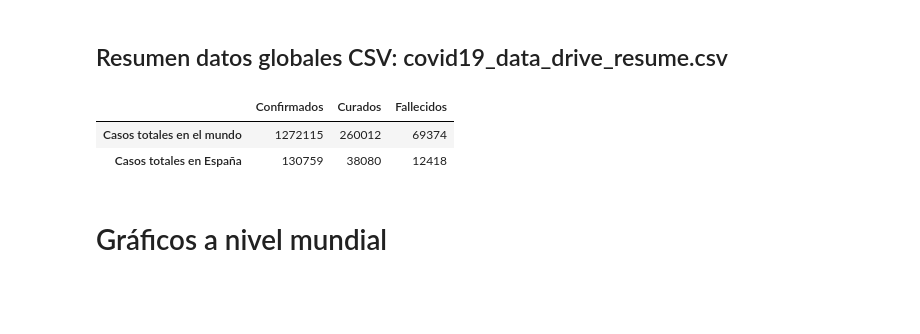
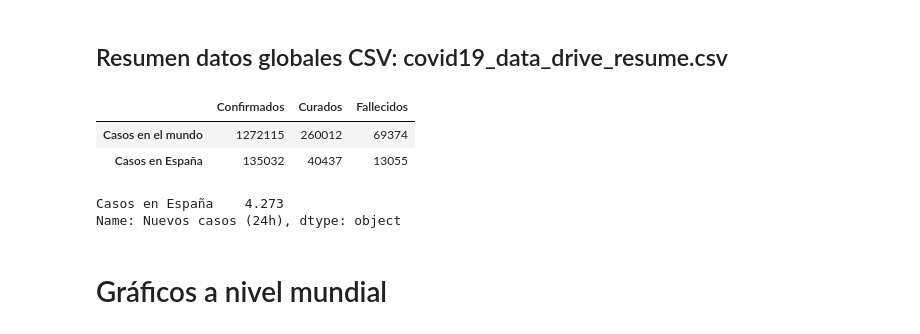
Before and after one commit to akakicreations/covid19-project, a Jupyter notebook: covid19_notebook_WEBFINAL.ipynb, the cells around one changed output. Drawn from its saved outputs; the diff is of its cells as text; code cells hidden in the pictures; blank space fills up the shorter version.

Commit message:
actualización diaria datos

```diff
--- a/covid19_notebook_WEBFINAL.ipynb
+++ b/covid19_notebook_WEBFINAL.ipynb
@@ -7,0 +17,3 @@ import matplotlib.pyplot as plt
+# %%
+path_spain = 'pdf_files/Actualizacion_67_COVID-19.pdf'
+new_inform = 67
@@ -8,4 +168,2 @@ import matplotlib.pyplot as plt
 # %% [markdown]
 # Resumen de datos INICIAL
-# %%
-path_spain = 'pdf_files/Actualizacion_66_COVID-19.pdf'
@@ -30,49 +179,75 @@ data_recovered_world = pd.read_csv("COVID-19/csse_covid_19_data/csse_covid_19_ti
 
 #Saco un dataset con solo los países
 data_confirmed_world = data_confirmed_world.groupby("Country/Region", as_index=False).sum()
-data_deaths_world = data_deaths_world .groupby("Country/Region", as_index=False).sum()
+data_deaths_world = data_deaths_world.groupby("Country/Region", as_index=False).sum()
 data_recovered_world = data_recovered_world.groupby("Country/Region", as_index=False).sum()
 
 # Hago transposición de los datos para mover las columnas en filas
 data_confirmed_world = data_confirmed_world.set_index('Country/Region').transpose()
 data_deaths_world = data_deaths_world.set_index('Country/Region').transpose()
 data_recovered_world = data_recovered_world.set_index('Country/Region').transpose()
 
-data_confirmed_world = int(data_confirmed_world.sum(axis=1).iloc[-1])
-data_deaths_world = int(data_deaths_world.sum(axis=1).tail(1).iloc[-1])
-data_recovered_world = int(data_recovered_world.sum(axis=1).tail(1).iloc[-1])
+#Selecciono los últimos datos
+data_confirmed_world_actual = int(data_confirmed_world.sum(axis=1).iloc[-1])
+data_deaths_world_actual = int(data_deaths_world.sum(axis=1).tail(1).iloc[-1])
+data_recovered_world_actual = int(data_recovered_world.sum(axis=1).tail(1).iloc[-1])
 
-data_world_resume = pd.DataFrame({'Confirmados':[data_confirmed_world], 'Curados':[data_recovered_world],'Fallecidos':[data_deaths_world]})
+#Selecciono los datos del día anterior
+data_confirmed_world_daybefore = int(data_confirmed_world.sum(axis=1).iloc[-2])
+data_deaths_world_daybefore = int(data_deaths_world.sum(axis=1).tail(2).iloc[-2])
+data_recovered_world_daybefore = int(data_recovered_world.sum(axis=1).tail(2).iloc[-2])
+
+#Nuevos casos 24h
+data_confirmed_world_newcases = data_confirmed_world_actual - data_confirmed_world_daybefore
+data_deaths_world_newcases = data_deaths_world_actual - data_deaths_world_daybefore
+data_recovered_world_newcases = data_recovered_world_actual -data_recovered_world_daybefore
+newcases_list = [data_confirmed_world_newcases, data_recovered_world_newcases, data_deaths_world_newcases]
+#FALTA AÑADIR LA NUEVA FILA
+
+#Modificar para últimos datos
+data_world_resume = pd.DataFrame({'Confirmados':[data_confirmed_world_actual], 'Curados':[data_recovered_world_actual],'Fallecidos':[data_deaths_world_actual]})
 data_columns = ['Confirmados', 'Curados','Fallecidos']
 data_world_resume.columns = data_columns
-data_world_resume.rename(index={0: "Casos totales en el mundo"}, inplace=True)
+data_world_resume.rename(index={0: "Casos en el mundo"}, inplace=True)
 
 ##### EN ESPAÑA
 
 #Importado de PDF
 import tabula
 from tabula import read_pdf
 data_spain_resume = tabula.read_pdf(path_spain, stream=True, pages=1)[0]
-data_spain_resume.columns = ['Comunidades Autónomas','Confirmados', 'IA', 'Hospitalizados', 'UCI', 'Fallecidos', 'Curados', 'Nuevos casos (24h']
-data_spain_resume.rename(index={23: "Casos totales en España"}, inplace=True)
+data_spain_resume.columns = ['Comunidades Autónomas','Confirmados', 'IA', 'Hospitalizados', 'UCI', 'Fallecidos', 'Curados', 'Nuevos casos (24h)']
+data_spain_resume.rename(index={23: "Casos en España"}, inplace=True)
+
+#Selecciono los datos del día anterior
+data_spain_resume_newcases = data_spain_resume['Nuevos casos (24h)'].tail(1)
+#FALTA AÑADIR LA NUEVA FILA
+
+#Selecciono los últimos casos
 data_spain_resume = data_spain_resume.tail(1)
 data_spain_resume = data_spain_resume[['Confirmados', 'Curados', 'Fallecidos']]
 data_spain_resume['Confirmados'] = data_spain_resume['Confirmados'].str.replace('.','')
 data_spain_resume['Fallecidos'] = data_spain_resume['Fallecidos'].str.replace('.','')
 data_spain_resume['Curados'] = data_spain_resume['Curados'].str.replace('.','')
+
 
 
 ##### JUNTAR
 data_resume_final = pd.concat([data_world_resume, data_spain_resume])
 
 data_resume_final.to_csv('covid19_data_drive_resume.csv', sep = ';')
 data_resume_final.head()
 #df.merge(pd.DataFrame(data = [s.values] * len(s), columns = s.index), left_index=True, right_index=True)
 data_resume_final
 # %% [output]
 |  | Confirmados | Curados | Fallecidos |
-| Casos totales en el mundo | 1272115 | 260012 | 69374 |
-| Casos totales en España | 130759 | 38080 | 12418 |
+| Casos en el mundo | 1272115 | 260012 | 69374 |
+| Casos en España | 135032 | 40437 | 13055 |
+# %%
+data_spain_resume_newcases
+# %% [output]
+Casos en España    4.273
+Name: Nuevos casos (24h), dtype: object
 # %% [markdown]
 # Gráficos a nivel mundial
 # %% [markdown]
```
Also changed, not shown: parts of 15 cells of this notebook, 7 other files.
